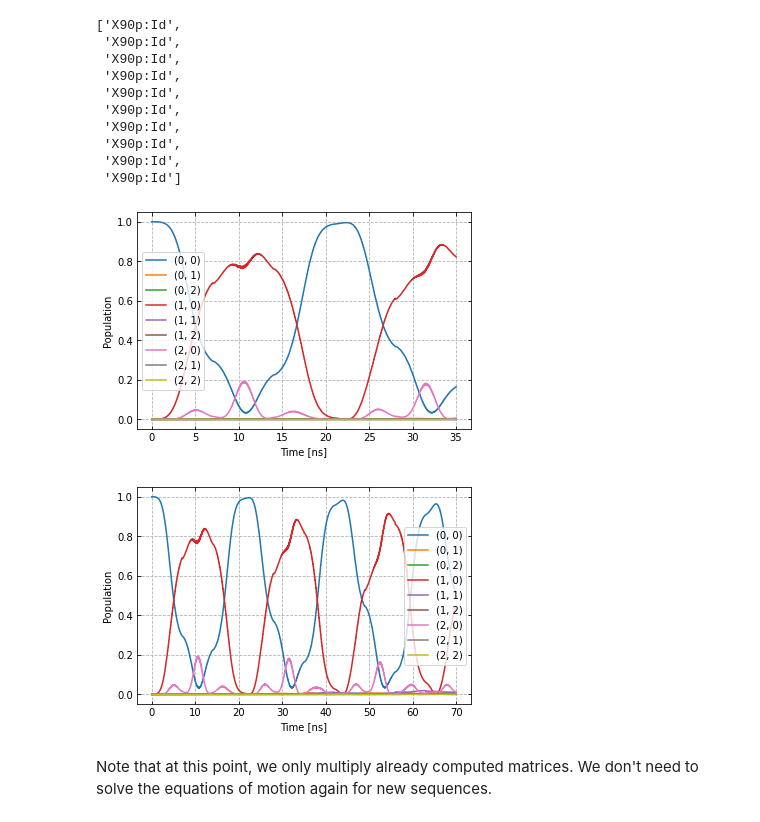
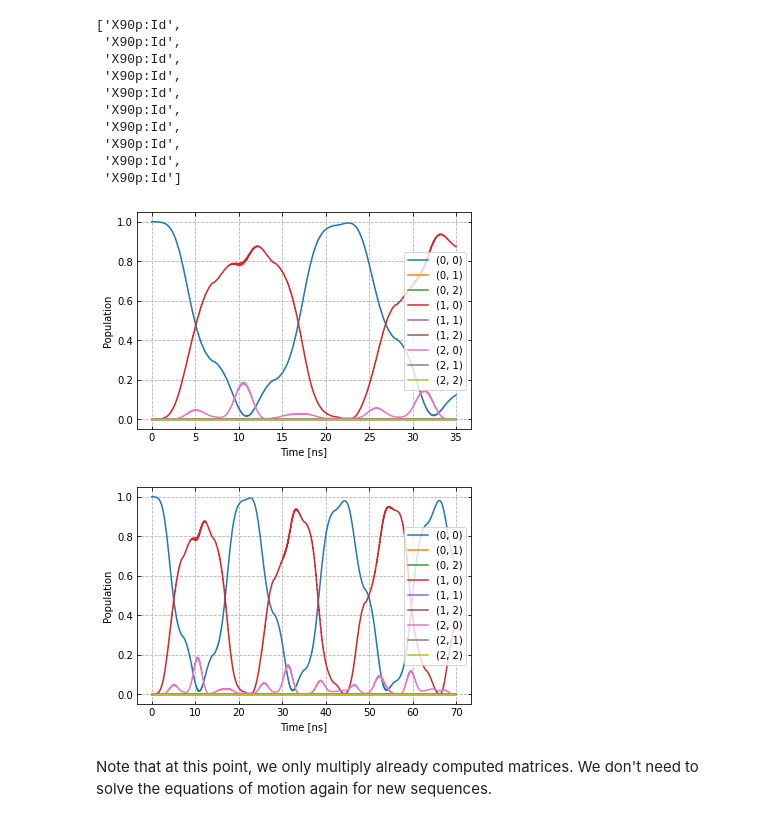
Before and after one commit to q-optimize/c3, a Jupyter notebook: examples/two_qubits.ipynb, the cells around one changed output. Saved outputs shown, nothing was run; the diff lists cells and outputs as text; code cells hidden in the pictures.

```diff
--- a/examples/two_qubits.ipynb
+++ b/examples/two_qubits.ipynb
@@ -429,10 +429,10 @@ QId_q2.add_component(copy.deepcopy(carr_2), "d2")
 When later compiling gates into sequences, we have to take care of the relative rotating frames of the qubits and local oscillators. We do this by adding a phase after each gate that realigns the frames.
 # %%
 QId_q1.comps['d1']['carrier'].params['framechange'].set_value(
-    (-sideband * t_final) % (2*np.pi)
+    (-sideband * t_final) * 2 * np.pi  % (2*np.pi)
 )
 QId_q2.comps['d2']['carrier'].params['framechange'].set_value(
-    (-sideband * t_final) % (2*np.pi)
+    (-sideband * t_final) * 2 * np.pi  % (2*np.pi)
 )
 # %% [markdown]
 The remainder of the gates-set can be derived from the X90p gate by shifting its phase by multiples of $\pi/2$.
@@ -552,0 +553,39 @@ exp.plot_dynamics(init_state, barely_a_seq, debug=True)
+# %%
+def plot_dynamics(exp, psi_init, seq, goal=-1):
+        """
+        Plotting code for time-resolved populations.
+
+        Parameters
+        ----------
+        psi_init: tf.Tensor
+            Initial state or density matrix.
+        seq: list
+            List of operations to apply to the initial state.
+        goal: tf.float64
+            Value of the goal function, if used.
+        debug: boolean
+            If true, return a matplotlib figure instead of saving.
+        """
+        model = exp.pmap.model
+        dUs = exp.dUs
+        psi_t = psi_init.numpy()
+        pop_t = exp.populations(psi_t, model.lindbladian)
+        for gate in seq:
+            for du in dUs[gate]:
+                psi_t = np.matmul(du.numpy(), psi_t)
+                pops = exp.populations(psi_t, model.lindbladian)
+                pop_t = np.append(pop_t, pops, axis=1)
+
+        fig, axs = plt.subplots(1, 1)
+        ts = exp.ts
+        dt = ts[1] - ts[0]
+        ts = np.linspace(0.0, dt*pop_t.shape[1], pop_t.shape[1])
+        axs.plot(ts / 1e-9, pop_t.T)
+        axs.grid(linestyle="--")
+        axs.tick_params(
+            direction="in", left=True, right=True, top=True, bottom=True
+        )
+        axs.set_xlabel('Time [ns]')
+        axs.set_ylabel('Population')
+        plt.legend(model.state_labels)
+        pass
@@ -566,13 +609,13 @@ barely_a_seq * 10
  'X90p:Id',
  'X90p:Id']
 # %%
-exp.plot_dynamics(init_state, barely_a_seq * 5, debug=True)
+plot_dynamics(exp, init_state, barely_a_seq * 5)
 # %% [output]
-[figure, old version]
+[figure, new version]
 # %%
-exp.plot_dynamics(init_state, barely_a_seq * 10, debug=True)
+plot_dynamics(exp, init_state, barely_a_seq * 10)
 # %% [output]
-[figure, old version]
+[figure, new version]
 # %% [markdown]
 Note that at this point, we only multiply already computed matrices. We don't need to solve the equations of motion again for new sequences.
 # %% [markdown]
```
Also changed, not shown: parts of 17 cells of this notebook, 7 other files.
